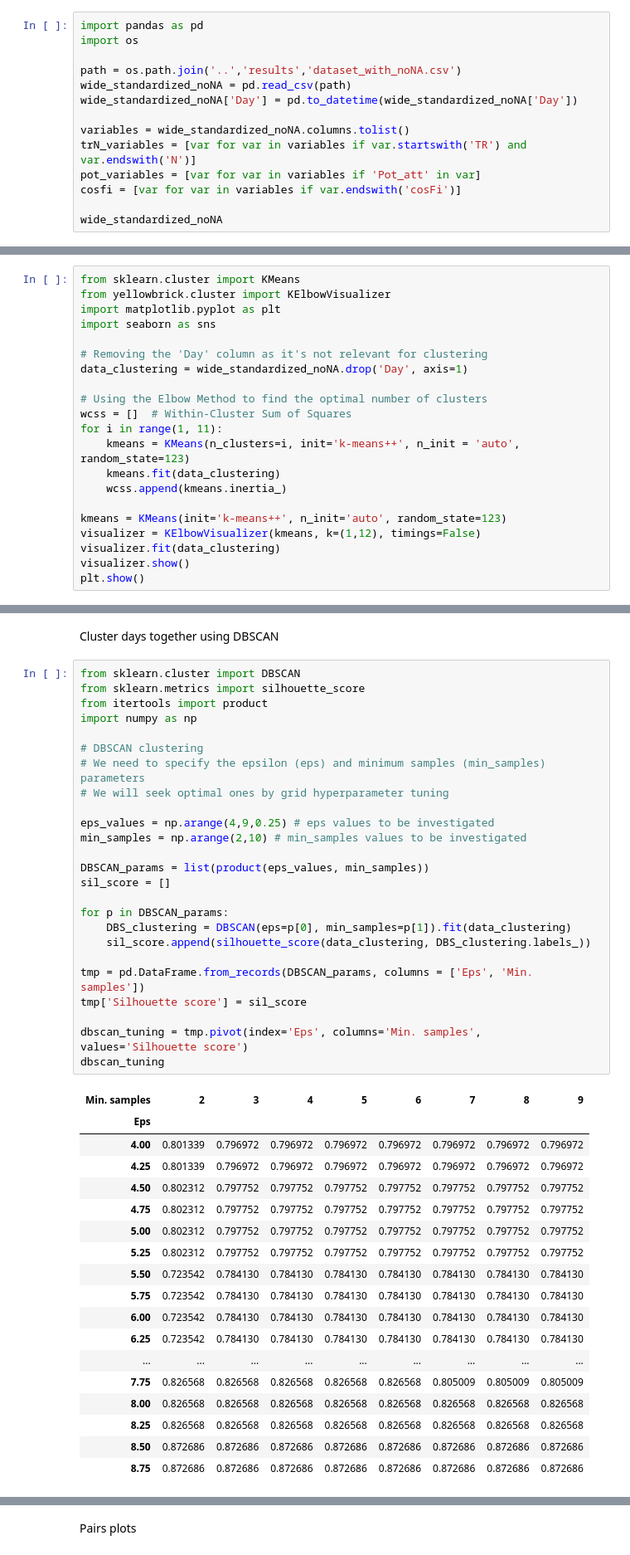
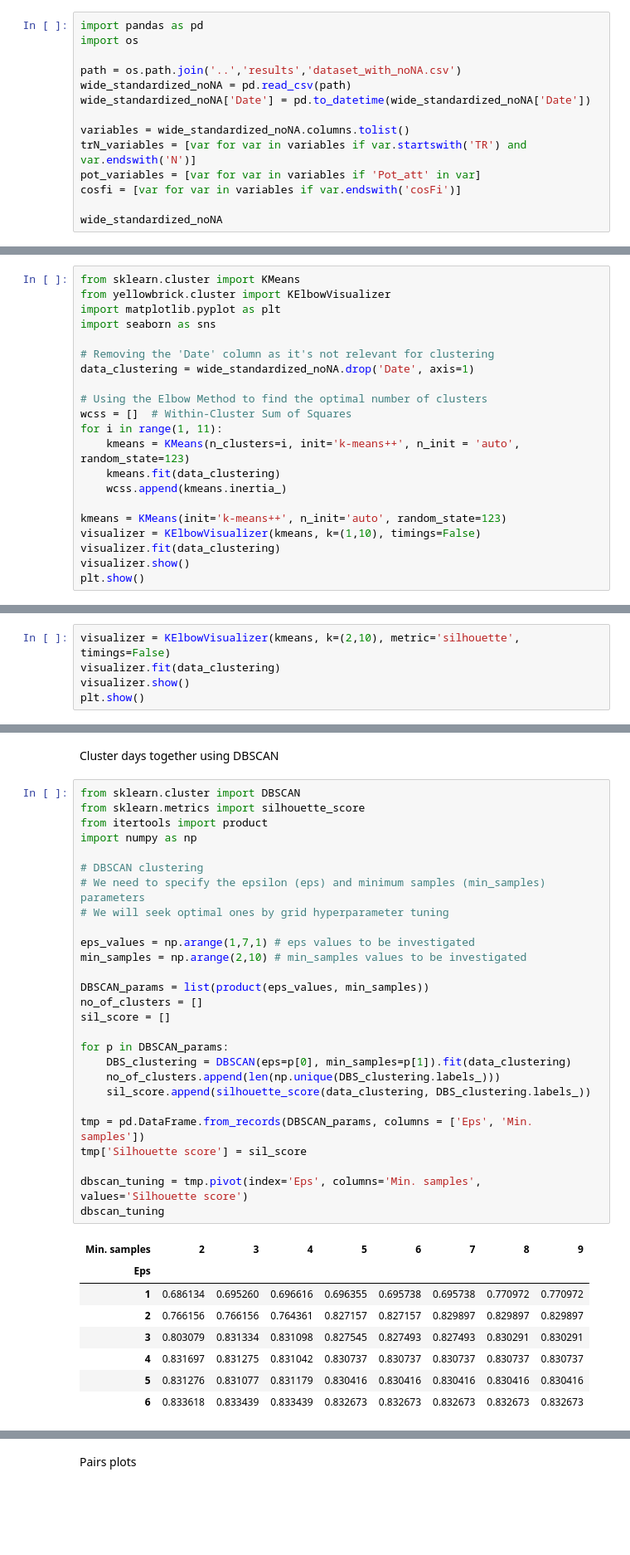
Before and after one commit to Matt17BR/ml4ds2324_cluster_analysis, a Jupyter notebook: scripts/cluster_analysis.ipynb, the cells around one changed output, grey strips where cells are left out. Shown at 83% size. Saved outputs shown, nothing was run; the diff lists cells and outputs as text; blank space fills up the shorter version.

```diff
--- a/scripts/cluster_analysis.ipynb
+++ b/scripts/cluster_analysis.ipynb
@@ -6,7 +6,7 @@ import os
 
 path = os.path.join('..','results','dataset_with_noNA.csv')
 wide_standardized_noNA = pd.read_csv(path)
-wide_standardized_noNA['Day'] = pd.to_datetime(wide_standardized_noNA['Day'])
+wide_standardized_noNA['Date'] = pd.to_datetime(wide_standardized_noNA['Date'])
 
 variables = wide_standardized_noNA.columns.tolist()
 trN_variables = [var for var in variables if var.startswith('TR') and var.endswith('N')]
@@ -36,8 +36,8 @@ from yellowbrick.cluster import KElbowVisualizer
 import matplotlib.pyplot as plt
 import seaborn as sns
 
-# Removing the 'Day' column as it's not relevant for clustering
-data_clustering = wide_standardized_noNA.drop('Day', axis=1)
+# Removing the 'Date' column as it's not relevant for clustering
+data_clustering = wide_standardized_noNA.drop('Date', axis=1)
 
 # Using the Elbow Method to find the optimal number of clusters
 wcss = []  # Within-Cluster Sum of Squares
@@ -47,7 +47,7 @@ for i in range(1, 11):
     wcss.append(kmeans.inertia_)
 
 kmeans = KMeans(init='k-means++', n_init='auto', random_state=123)
-visualizer = KElbowVisualizer(kmeans, k=(1,12), timings=False)
+visualizer = KElbowVisualizer(kmeans, k=(1,10), timings=False)
 visualizer.fit(data_clustering)
 visualizer.show()
 plt.show()
@@ -55,0 +56,5 @@ plt.show()
+# %%
+visualizer = KElbowVisualizer(kmeans, k=(2,10), metric='silhouette', timings=False)
+visualizer.fit(data_clustering)
+visualizer.show()
+plt.show()
@@ -58,44 +65,36 @@ Cluster days together using DBSCAN
 # %%
 from sklearn.cluster import DBSCAN
 from sklearn.metrics import silhouette_score
 from itertools import product
 import numpy as np
 
 # DBSCAN clustering
 # We need to specify the epsilon (eps) and minimum samples (min_samples) parameters
 # We will seek optimal ones by grid hyperparameter tuning
 
-eps_values = np.arange(4,9,0.25) # eps values to be investigated
+eps_values = np.arange(1,7,1) # eps values to be investigated
 min_samples = np.arange(2,10) # min_samples values to be investigated
 
 DBSCAN_params = list(product(eps_values, min_samples))
+no_of_clusters = []
 sil_score = []
 
 for p in DBSCAN_params:
     DBS_clustering = DBSCAN(eps=p[0], min_samples=p[1]).fit(data_clustering)
+    no_of_clusters.append(len(np.unique(DBS_clustering.labels_)))
     sil_score.append(silhouette_score(data_clustering, DBS_clustering.labels_))
 
 tmp = pd.DataFrame.from_records(DBSCAN_params, columns = ['Eps', 'Min. samples'])
 tmp['Silhouette score'] = sil_score
 
 dbscan_tuning = tmp.pivot(index='Eps', columns='Min. samples', values='Silhouette score')
 dbscan_tuning
 # %% [output]
 | Min. samples | 2 | 3 | 4 | 5 | 6 | 7 | 8 | 9 |
 | Eps |  |  |  |  |  |  |  |  |
-| 4.00 | 0.801339 | 0.796972 | 0.796972 | 0.796972 | 0.796972 | 0.796972 | 0.796972 | 0.796972 |
-| 4.25 | 0.801339 | 0.796972 | 0.796972 | 0.796972 | 0.796972 | 0.796972 | 0.796972 | 0.796972 |
-| 4.50 | 0.802312 | 0.797752 | 0.797752 | 0.797752 | 0.797752 | 0.797752 | 0.797752 | 0.797752 |
-| 4.75 | 0.802312 | 0.797752 | 0.797752 | 0.797752 | 0.797752 | 0.797752 | 0.797752 | 0.797752 |
-| 5.00 | 0.802312 | 0.797752 | 0.797752 | 0.797752 | 0.797752 | 0.797752 | 0.797752 | 0.797752 |
-| 5.25 | 0.802312 | 0.797752 | 0.797752 | 0.797752 | 0.797752 | 0.797752 | 0.797752 | 0.797752 |
-| 5.50 | 0.723542 | 0.784130 | 0.784130 | 0.784130 | 0.784130 | 0.784130 | 0.784130 | 0.784130 |
-| 5.75 | 0.723542 | 0.784130 | 0.784130 | 0.784130 | 0.784130 | 0.784130 | 0.784130 | 0.784130 |
-| 6.00 | 0.723542 | 0.784130 | 0.784130 | 0.784130 | 0.784130 | 0.784130 | 0.784130 | 0.784130 |
-| 6.25 | 0.723542 | 0.784130 | 0.784130 | 0.784130 | 0.784130 | 0.784130 | 0.784130 | 0.784130 |
-| ... | ... | ... | ... | ... | ... | ... | ... | ... |
-| 7.75 | 0.826568 | 0.826568 | 0.826568 | 0.826568 | 0.826568 | 0.805009 | 0.805009 | 0.805009 |
-| 8.00 | 0.826568 | 0.826568 | 0.826568 | 0.826568 | 0.826568 | 0.826568 | 0.826568 | 0.826568 |
-| 8.25 | 0.826568 | 0.826568 | 0.826568 | 0.826568 | 0.826568 | 0.826568 | 0.826568 | 0.826568 |
-| 8.50 | 0.872686 | 0.872686 | 0.872686 | 0.872686 | 0.872686 | 0.872686 | 0.872686 | 0.872686 |
-| 8.75 | 0.872686 | 0.872686 | 0.872686 | 0.872686 | 0.872686 | 0.872686 | 0.872686 | 0.872686 |
+| 1 | 0.686134 | 0.695260 | 0.696616 | 0.696355 | 0.695738 | 0.695738 | 0.770972 | 0.770972 |
+| 2 | 0.766156 | 0.766156 | 0.764361 | 0.827157 | 0.827157 | 0.829897 | 0.829897 | 0.829897 |
+| 3 | 0.803079 | 0.831334 | 0.831098 | 0.827545 | 0.827493 | 0.827493 | 0.830291 | 0.830291 |
+| 4 | 0.831697 | 0.831275 | 0.831042 | 0.830737 | 0.830737 | 0.830737 | 0.830737 | 0.830737 |
+| 5 | 0.831276 | 0.831077 | 0.831179 | 0.830416 | 0.830416 | 0.830416 | 0.830416 | 0.830416 |
+| 6 | 0.833618 | 0.833439 | 0.833439 | 0.832673 | 0.832673 | 0.832673 | 0.832673 | 0.832673 |
```
Also changed, not shown: parts of 8 cells of this notebook, 3 other files.
